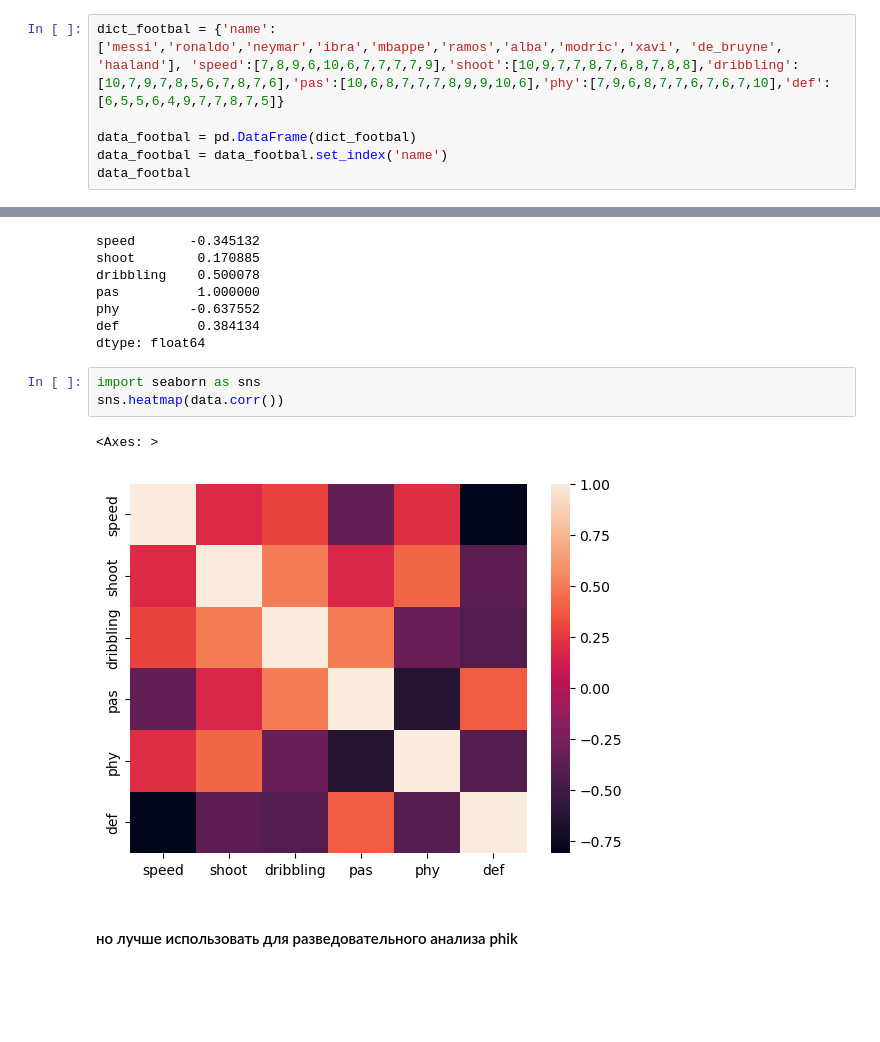
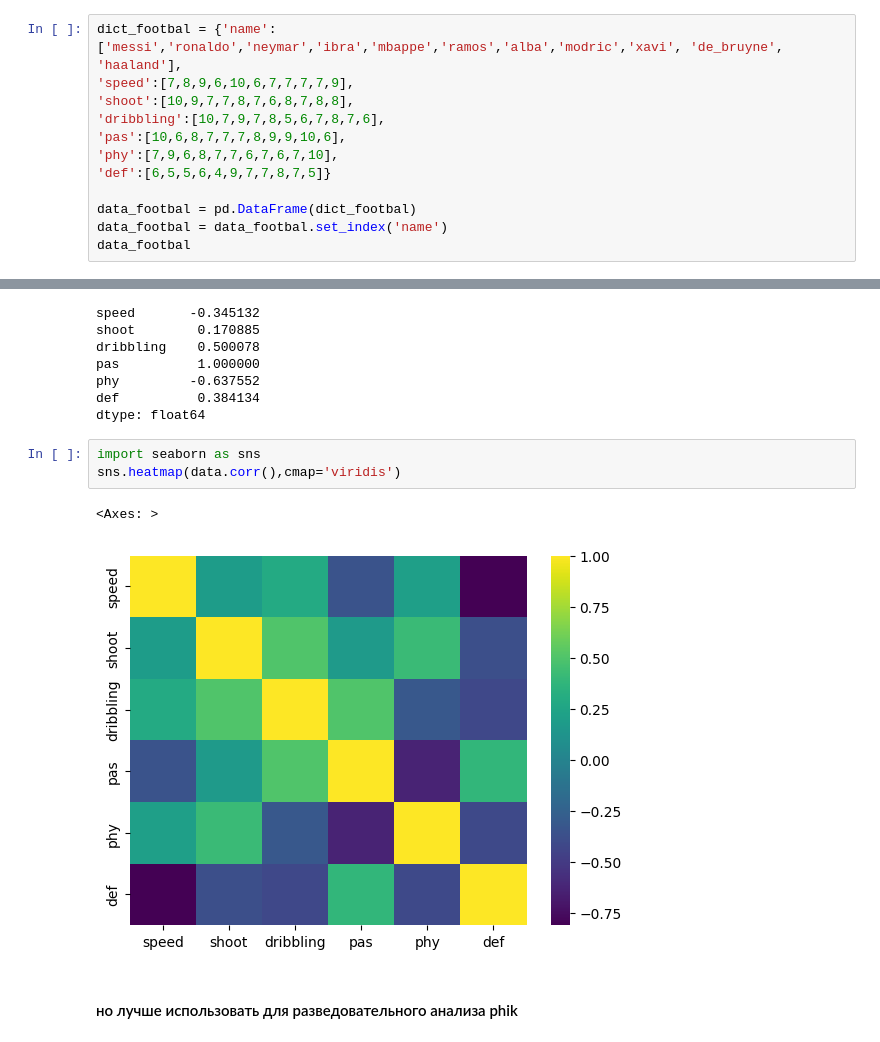
Before and after one commit to theneverwhere/tutorial_pandas, a Jupyter notebook: pandas_notebooks/pandas_03_work_with_data.ipynb, the cells around one changed output, grey strips where cells are left out. Cells and saved outputs as stored; diff of their text form; blank space fills up the shorter version.

```diff
--- a/pandas_notebooks/pandas_03_work_with_data.ipynb
+++ b/pandas_notebooks/pandas_03_work_with_data.ipynb
@@ -3,7 +3,13 @@
 # %%
 import pandas as pd
 # %%
-dict_footbal = {'name':['messi','ronaldo','neymar','ibra','mbappe','ramos','alba','modric','xavi', 'de_bruyne', 'haaland'], 'speed':[7,8,9,6,10,6,7,7,7,7,9],'shoot':[10,9,7,7,8,7,6,8,7,8,8],'dribbling':[10,7,9,7,8,5,6,7,8,7,6],'pas':[10,6,8,7,7,7,8,9,9,10,6],'phy':[7,9,6,8,7,7,6,7,6,7,10],'def':[6,5,5,6,4,9,7,7,8,7,5]}
+dict_footbal = {'name':['messi','ronaldo','neymar','ibra','mbappe','ramos','alba','modric','xavi', 'de_bruyne', 'haaland'],
+'speed':[7,8,9,6,10,6,7,7,7,7,9],
+'shoot':[10,9,7,7,8,7,6,8,7,8,8],
+'dribbling':[10,7,9,7,8,5,6,7,8,7,6],
+'pas':[10,6,8,7,7,7,8,9,9,10,6],
+'phy':[7,9,6,8,7,7,6,7,6,7,10],
+'def':[6,5,5,6,4,9,7,7,8,7,5]}
 
 data_footbal = pd.DataFrame(dict_footbal)
 data_footbal = data_footbal.set_index('name')
@@ -205,10 +211,10 @@ def          0.384134
 dtype: float64
 # %%
 import seaborn as sns
-sns.heatmap(data.corr())
+sns.heatmap(data.corr(),cmap='viridis')
 # %% [output]
 <Axes: >
-[figure, old version]
+[figure, new version]
 # %% [markdown]
 #### но лучше использовать для разведовательного анализа phik
 # %% [markdown]
```
Also changed, not shown: parts of 20 cells of this notebook, 10 other files.
